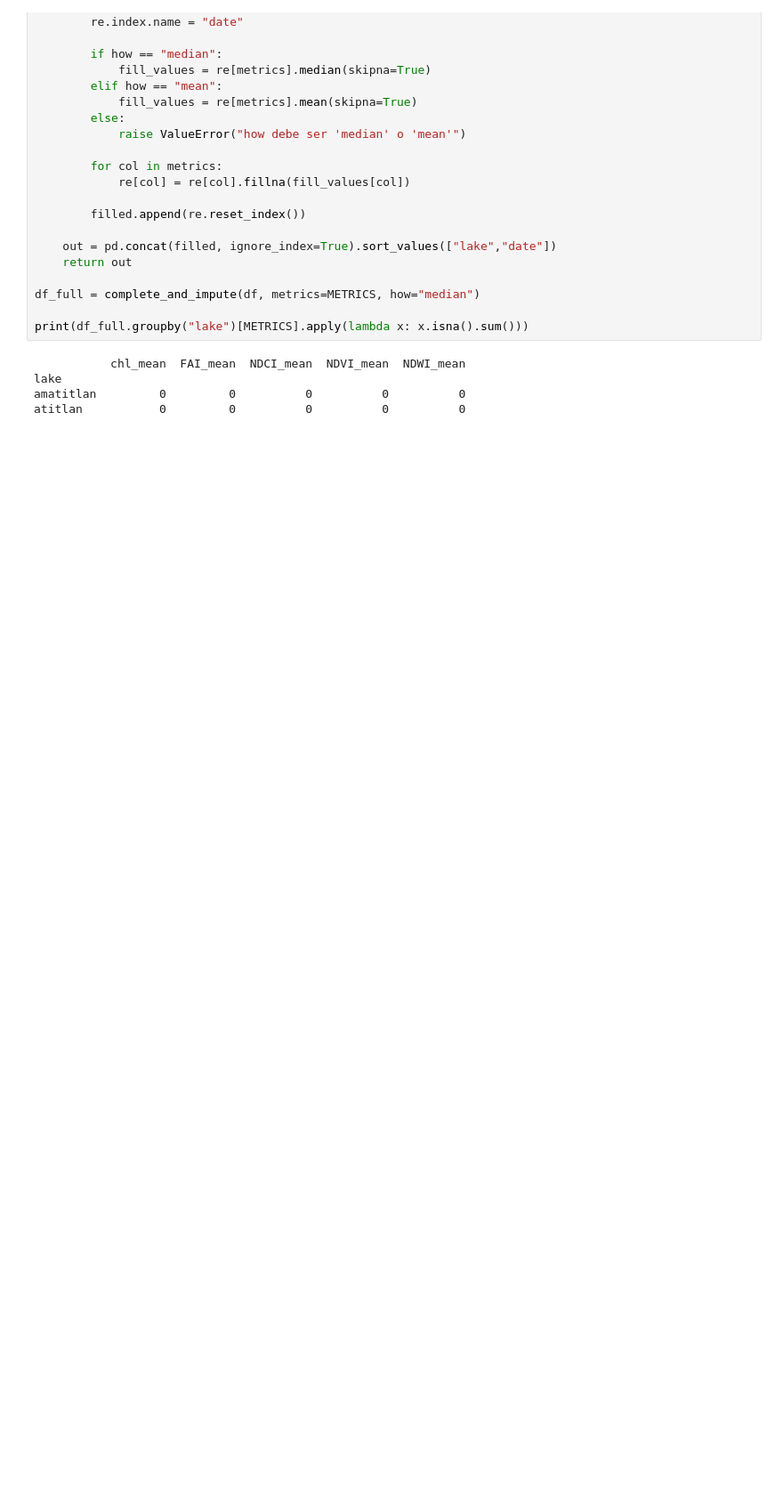
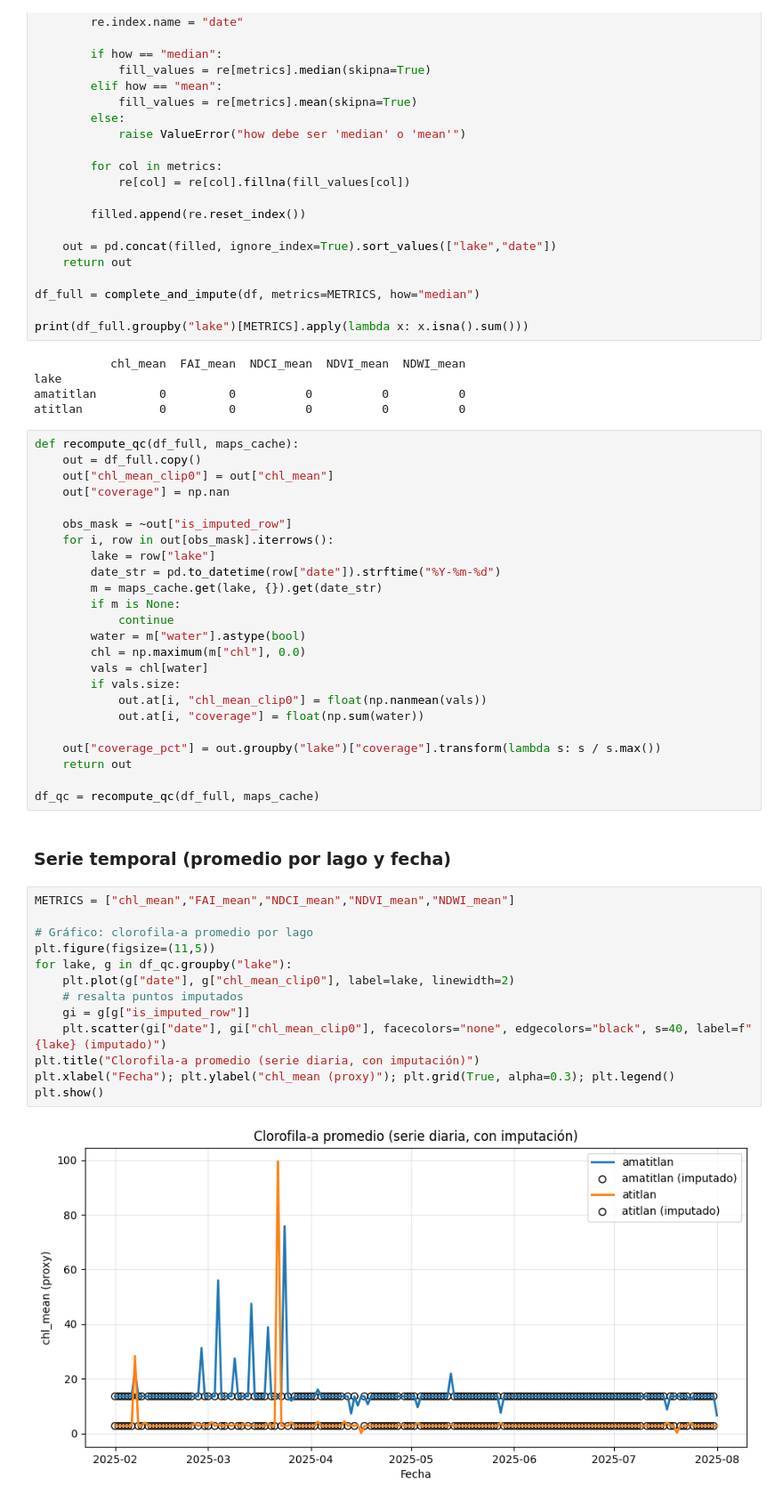
Before and after one commit to XavierLopez25/Lab04-DS, a Jupyter notebook: cyanobacteriaAnalysis.ipynb, the cells around one changed output. Shown: that part at 89% size. Drawn from its saved outputs; the diff is of its cells as text; blank space fills up the shorter version.

Commit message:
feat: adding peak bloom and average chlorophyll time series

```diff
--- a/cyanobacteriaAnalysis.ipynb
+++ b/cyanobacteriaAnalysis.ipynb
@@ -197,3 +195,44 @@ print(df_full.groupby("lake")[METRICS].apply(lambda x: x.isna().sum()))
 lake
 amatitlan         0         0          0          0          0
 atitlan           0         0          0          0          0
+# %%
+def recompute_qc(df_full, maps_cache):
+    out = df_full.copy()
+    out["chl_mean_clip0"] = out["chl_mean"]
+    out["coverage"] = np.nan
+
+    obs_mask = ~out["is_imputed_row"]
+    for i, row in out[obs_mask].iterrows():
+        lake = row["lake"]
+        date_str = pd.to_datetime(row["date"]).strftime("%Y-%m-%d")
+        m = maps_cache.get(lake, {}).get(date_str)
+        if m is None:
+            continue
+        water = m["water"].astype(bool)
+        chl = np.maximum(m["chl"], 0.0)
+        vals = chl[water]
+        if vals.size:
+            out.at[i, "chl_mean_clip0"] = float(np.nanmean(vals))
+            out.at[i, "coverage"] = float(np.sum(water))
+
+    out["coverage_pct"] = out.groupby("lake")["coverage"].transform(lambda s: s / s.max())
+    return out
+
+df_qc = recompute_qc(df_full, maps_cache)
+# %% [markdown]
+### Serie temporal (promedio por lago y fecha)
+# %%
+METRICS = ["chl_mean","FAI_mean","NDCI_mean","NDVI_mean","NDWI_mean"]
+
+# Gráfico: clorofila-a promedio por lago
+plt.figure(figsize=(11,5))
+for lake, g in df_qc.groupby("lake"):
+    plt.plot(g["date"], g["chl_mean_clip0"], label=lake, linewidth=2)
+    # resalta puntos imputados
+    gi = g[g["is_imputed_row"]]
+    plt.scatter(gi["date"], gi["chl_mean_clip0"], facecolors="none", edgecolors="black", s=40, label=f"{lake} (imputado)")
+plt.title("Clorofila-a promedio (serie diaria, con imputación)")
+plt.xlabel("Fecha"); plt.ylabel("chl_mean (proxy)"); plt.grid(True, alpha=0.3); plt.legend()
+plt.show()
+# %% [output]
+[figure, added]
```
Also changed, not shown: parts of 5 cells of this notebook.
